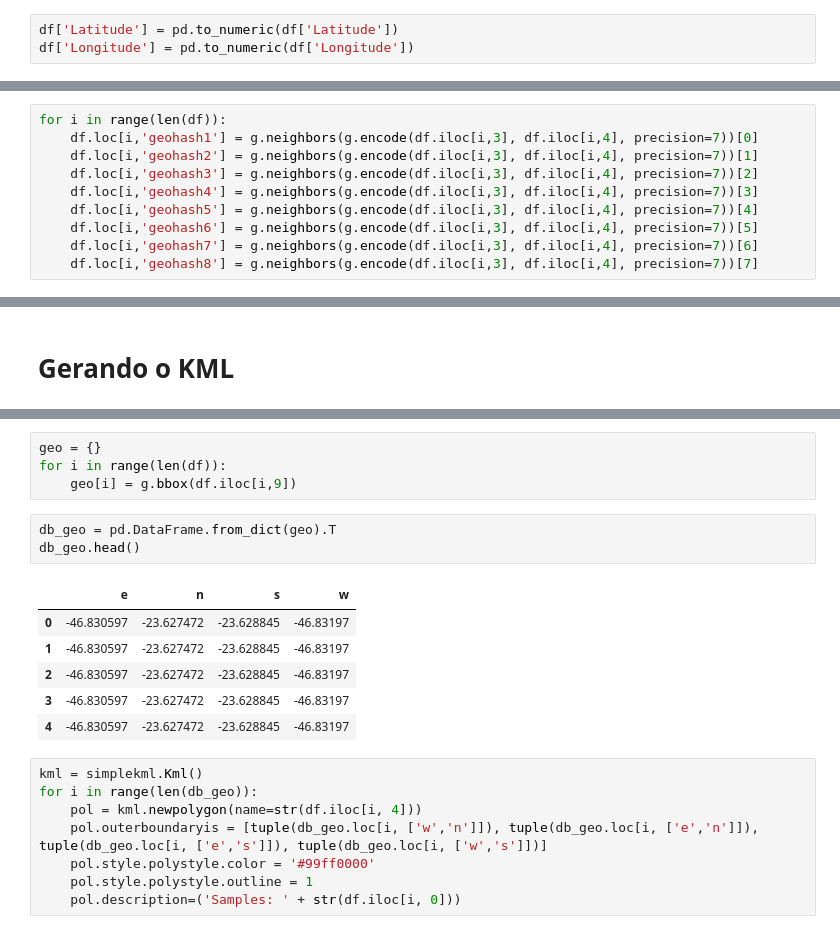
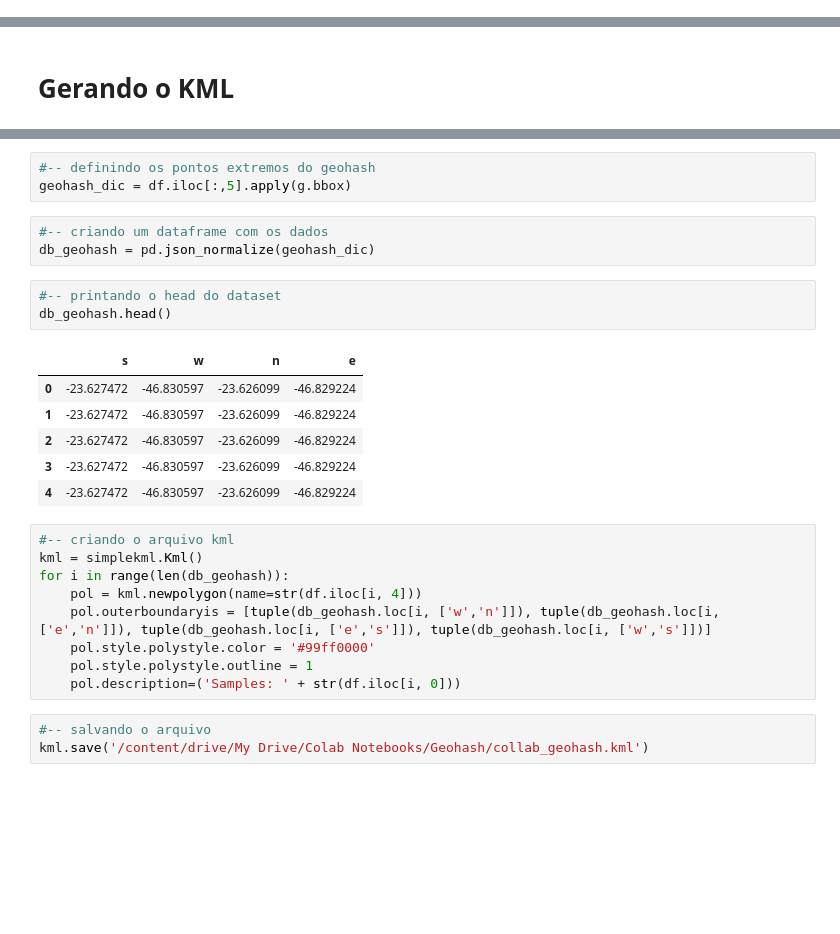
Before and after one commit to tbuzze/geohash, a Jupyter notebook: geohash.ipynb, the cells around one changed output, grey strips where cells are left out. Saved outputs shown, nothing was run; the diff lists cells and outputs as text; blank space fills up the shorter version.

```diff
--- a/geohash.ipynb
+++ b/geohash.ipynb
@@ -120,6 +147,3 @@ df.head()
 | 2 | -23.62733 | -23.419511 | POINT (-46.82946 -23.62716) | -23.627156 | -46.829465 | 6gy9w6g |
 | 3 | -23.62733 | -23.419511 | POINT (-46.82944 -23.62707) | -23.627068 | -46.829443 | 6gy9w6g |
 | 4 | -23.62733 | -23.419511 | POINT (-46.82942 -23.62698) | -23.626981 | -46.829421 | 6gy9w6g |
-# %%
-df['Latitude'] = pd.to_numeric(df['Latitude'])
-df['Longitude'] = pd.to_numeric(df['Longitude'])
@@ -152,10 +149,0 @@ dtype: int64
-# %%
-for i in range(len(df)):
-    df.loc[i,'geohash1'] = g.neighbors(g.encode(df.iloc[i,3], df.iloc[i,4], precision=7))[0]
-    df.loc[i,'geohash2'] = g.neighbors(g.encode(df.iloc[i,3], df.iloc[i,4], precision=7))[1]
-    df.loc[i,'geohash3'] = g.neighbors(g.encode(df.iloc[i,3], df.iloc[i,4], precision=7))[2]
-    df.loc[i,'geohash4'] = g.neighbors(g.encode(df.iloc[i,3], df.iloc[i,4], precision=7))[3]
-    df.loc[i,'geohash5'] = g.neighbors(g.encode(df.iloc[i,3], df.iloc[i,4], precision=7))[4]
-    df.loc[i,'geohash6'] = g.neighbors(g.encode(df.iloc[i,3], df.iloc[i,4], precision=7))[5]
-    df.loc[i,'geohash7'] = g.neighbors(g.encode(df.iloc[i,3], df.iloc[i,4], precision=7))[6]
-    df.loc[i,'geohash8'] = g.neighbors(g.encode(df.iloc[i,3], df.iloc[i,4], precision=7))[7]
@@ -218,22 +189,28 @@ df.head()
-# %%
-geo = {}
-for i in range(len(df)):
-    geo[i] = g.bbox(df.iloc[i,9])
-# %%
-db_geo = pd.DataFrame.from_dict(geo).T
-db_geo.head()
-# %% [output]
-|  | e | n | s | w |
-| 0 | -46.830597 | -23.627472 | -23.628845 | -46.83197 |
-| 1 | -46.830597 | -23.627472 | -23.628845 | -46.83197 |
-| 2 | -46.830597 | -23.627472 | -23.628845 | -46.83197 |
-| 3 | -46.830597 | -23.627472 | -23.628845 | -46.83197 |
-| 4 | -46.830597 | -23.627472 | -23.628845 | -46.83197 |
+# %%
+#-- definindo os pontos extremos do geohash
+geohash_dic = df.iloc[:,5].apply(g.bbox)
+# %%
+#-- criando um dataframe com os dados
+db_geohash = pd.json_normalize(geohash_dic)
+# %%
+#-- printando o head do dataset
+db_geohash.head()
+# %% [output]
+|  | s | w | n | e |
+| 0 | -23.627472 | -46.830597 | -23.626099 | -46.829224 |
+| 1 | -23.627472 | -46.830597 | -23.626099 | -46.829224 |
+| 2 | -23.627472 | -46.830597 | -23.626099 | -46.829224 |
+| 3 | -23.627472 | -46.830597 | -23.626099 | -46.829224 |
+| 4 | -23.627472 | -46.830597 | -23.626099 | -46.829224 |
 # %%
+#-- criando o arquivo kml
 kml = simplekml.Kml()
-for i in range(len(db_geo)):
+for i in range(len(db_geohash)):
     pol = kml.newpolygon(name=str(df.iloc[i, 4]))
-    pol.outerboundaryis = [tuple(db_geo.loc[i, ['w','n']]), tuple(db_geo.loc[i, ['e','n']]), tuple(db_geo.loc[i, ['e','s']]), tuple(db_geo.loc[i, ['w','s']])]
+    pol.outerboundaryis = [tuple(db_geohash.loc[i, ['w','n']]), tuple(db_geohash.loc[i, ['e','n']]), tuple(db_geohash.loc[i, ['e','s']]), tuple(db_geohash.loc[i, ['w','s']])]
     pol.style.polystyle.color = '#99ff0000'
     pol.style.polystyle.outline = 1
     pol.description=('Samples: ' + str(df.iloc[i, 0]))
+# %%
+#-- salvando o arquivo
+kml.save('/content/drive/My Drive/Colab Notebooks/Geohash/collab_geohash.kml')
```
Also changed, not shown: parts of 21 cells of this notebook.
